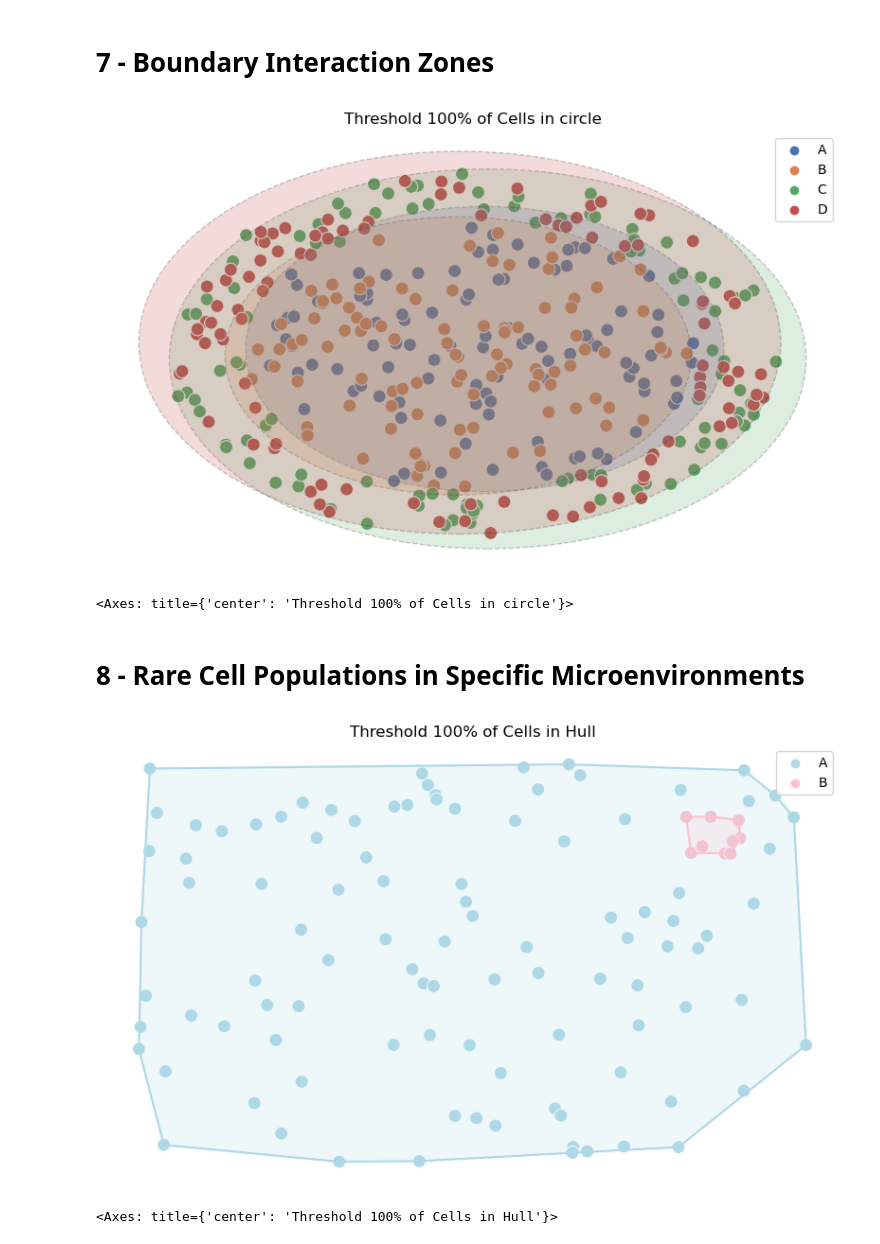
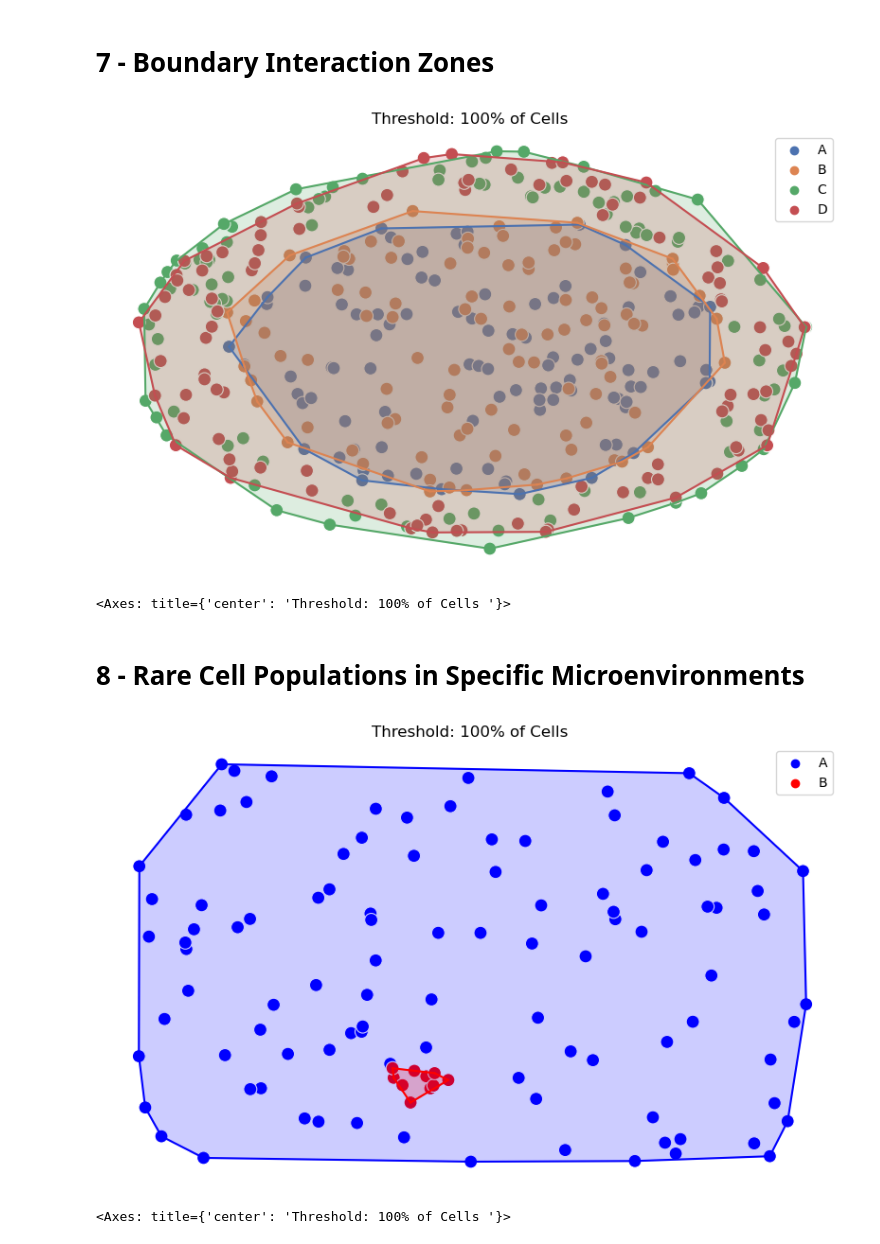
Before and after one commit to mouneem/Spatial-Omics-Networks-Benchmark-, a Jupyter notebook: pipelines/5 - 0 - Models for Niche Detection .ipynb, the cells around one changed output. Drawn from its saved outputs; the diff is of its cells as text; code cells hidden in the pictures.

```diff
--- a/pipelines/5 - 0 - Models for Niche Detection .ipynb
+++ b/pipelines/5 - 0 - Models for Niche Detection .ipynb
@@ -280,10 +280,10 @@ df_boundary_zones = pd.concat([df_inner_A, df_inner_B, df_outer_C, df_outer_D],
 
 
 
-SpAn.plot_cells_with_circles(df_boundary_zones[['x','y']], df_boundary_zones[var], quantile_threshold=1, alpha=0.2)
+SpAn.plot_cells_with_hulls(df_boundary_zones[['x','y']], df_boundary_zones[var], quantile_threshold=1, alpha=0.2)
 # %% [output]
-[figure, old version]
+[figure, new version]
-<Axes: title={'center': 'Threshold 100% of Cells in circle'}>
+<Axes: title={'center': 'Threshold: 100% of Cells '}>
 # %% [markdown]
 # 8 - Rare Cell Populations in Specific Microenvironments
 # %%
@@ -303,33 +303,33 @@ def generate_rectangle_points(x_start, y_start, width, height, num_points, pheno
             x_ex_start, y_ex_start, width_ex, height_ex = exclusion_zone
             if (x_ex_start <= x_rand <= x_ex_start + width_ex) and (y_ex_start <= y_rand <= y_ex_start + height_ex):
                 continue
         x.append(x_rand)
         y.append(y_rand)
     phenotypes = [phenotype] * num_points
     return pd.DataFrame({'x': x, 'y': y, 'phenotype': phenotypes})
 
 # Parameters for the rectangles
 width_A = 20
 height_A = 10
 num_points_A = 100
 num_points_B = int(0.1 * num_points_A)
 
 width_B = width_A * 0.1
 height_B = height_A * 0.1
 
 # Generate a random location for rectangle B within rectangle A
 x_start_B = np.random.uniform(0, width_A - width_B)
 y_start_B = np.random.uniform(0, height_A - height_B)
 
 # Generate points for each rectangle
 exclusion_zone = (x_start_B, y_start_B, width_B, height_B)
 df_A = generate_rectangle_points(0, 0, width_A, height_A, num_points_A, 'A', exclusion_zone)
 df_B = generate_rectangle_points(x_start_B, y_start_B, width_B, height_B, num_points_B, 'B')
 
 # Combine the data into a single DataFrame
 df_rectangles = pd.concat([df_A, df_B], ignore_index=True)
 
-SpAn.plot_cells_with_hulls(df_rectangles[['x','y']], df_rectangles[var], quantile_threshold=1, alpha=0.2, color_dict = {'A':'lightblue','B':'pink'})
+SpAn.plot_cells_with_hulls(df_rectangles[['x','y']], df_rectangles[var], quantile_threshold=1, alpha=0.2, color_dict = {'A':'blue','B':'red'})
 # %% [output]
-[figure, old version]
+[figure, new version]
-<Axes: title={'center': 'Threshold 100% of Cells in Hull'}>
+<Axes: title={'center': 'Threshold: 100% of Cells '}>
```
Also changed, not shown: parts of 3 cells of this notebook.
